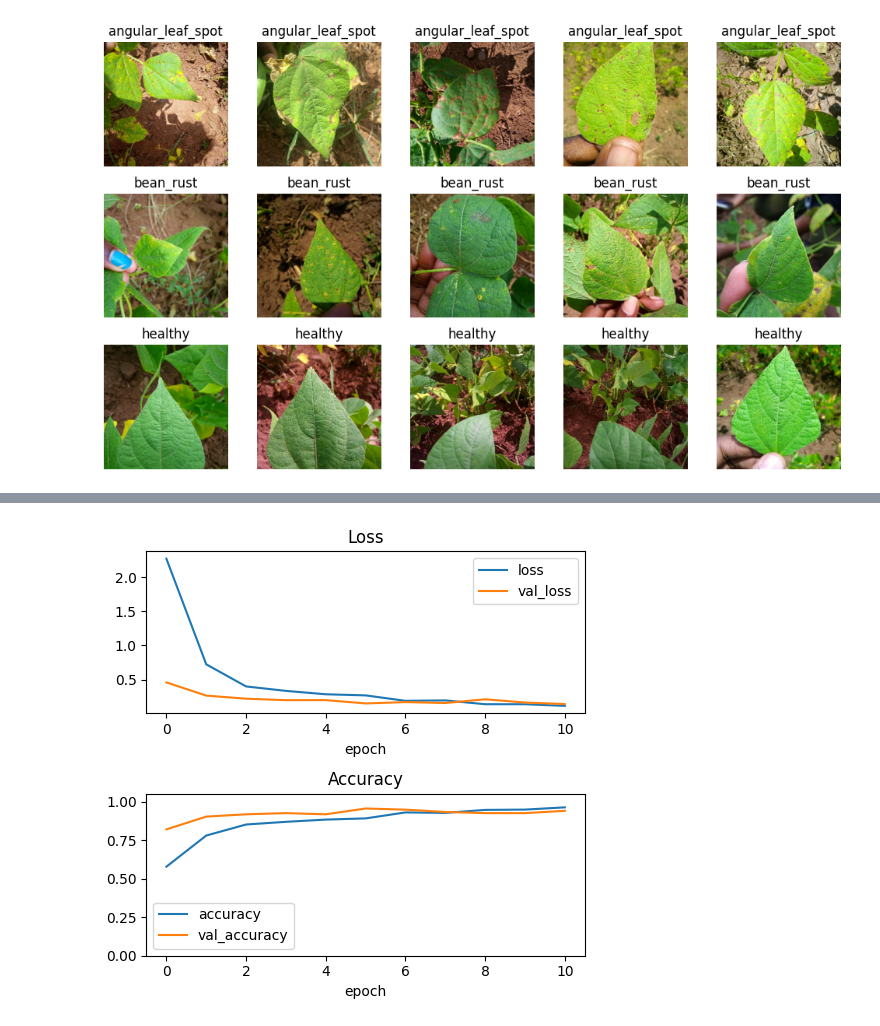
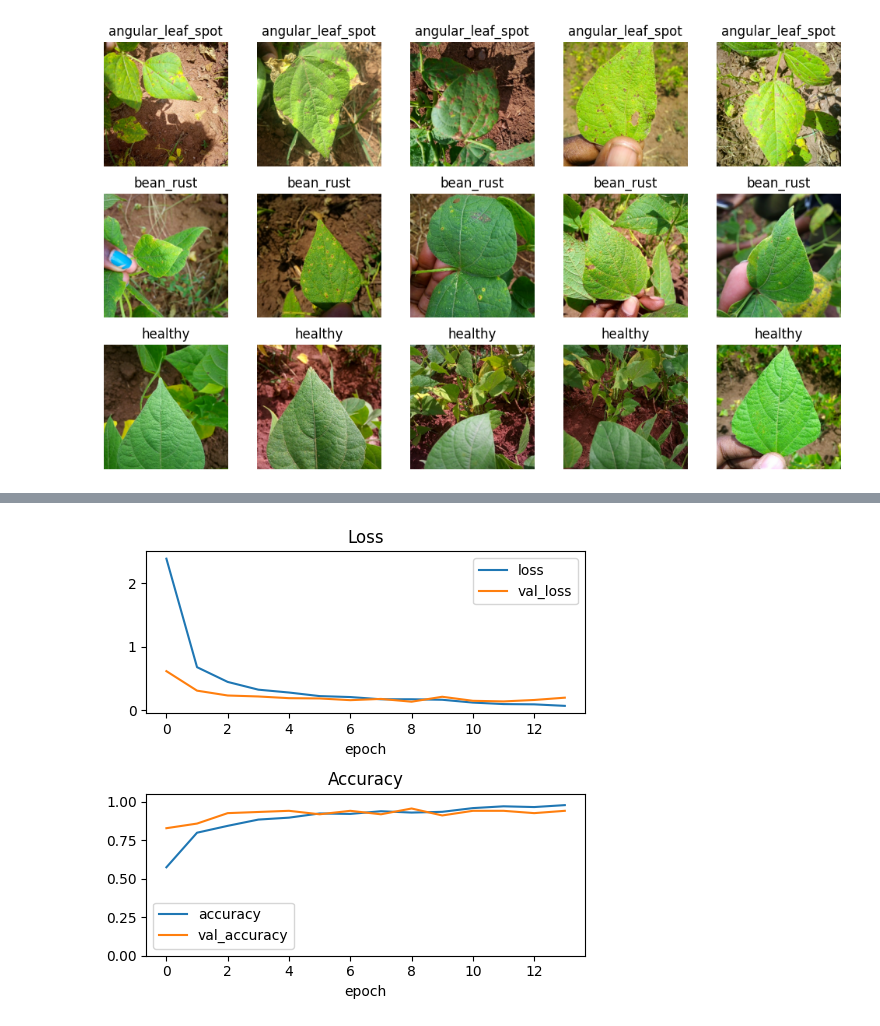
Before and after one commit to trizkynoviandy/bean-leaf-classification, a Jupyter notebook: bean_leaf_vgg19.ipynb, the cells around one changed output, grey strips where cells are left out. Saved outputs shown, nothing was run; the diff lists cells and outputs as text; code cells hidden in the pictures.

```diff
--- a/bean_leaf_vgg19.ipynb
+++ b/bean_leaf_vgg19.ipynb
@@ -135,23 +143,23 @@ Epoch 11: val_accuracy did not improve from 0.95489
 # %%
-history_df = pd.DataFrame(history.history)
+history_df = pd.read_csv("history/history_vgg19.csv")
 
 fig = plt.figure(figsize=(5, 5))
 ax1 = fig.add_subplot(211)
 ax1.set_title('Loss')
 ax1.plot(history_df['loss'], label='loss')
 ax1.plot(history_df['val_loss'], label='val_loss')
 ax1.set_xlabel("epoch")
 ax1.legend()
 
 ax2 = fig.add_subplot(212)
 ax2.set_title('Accuracy')
 ax2.plot(history_df['accuracy'], label='accuracy')
 ax2.plot(history_df['val_accuracy'], label='val_accuracy')
 ax2.set_xlabel("epoch")
 ax2.legend()
 ax2.set_ylim(0, 1.05)
 
 plt.tight_layout()
 plt.show()
 # %% [output]
-[figure, old version]
+[figure, new version]
```
Also changed, not shown: parts of 11 cells of this notebook.
